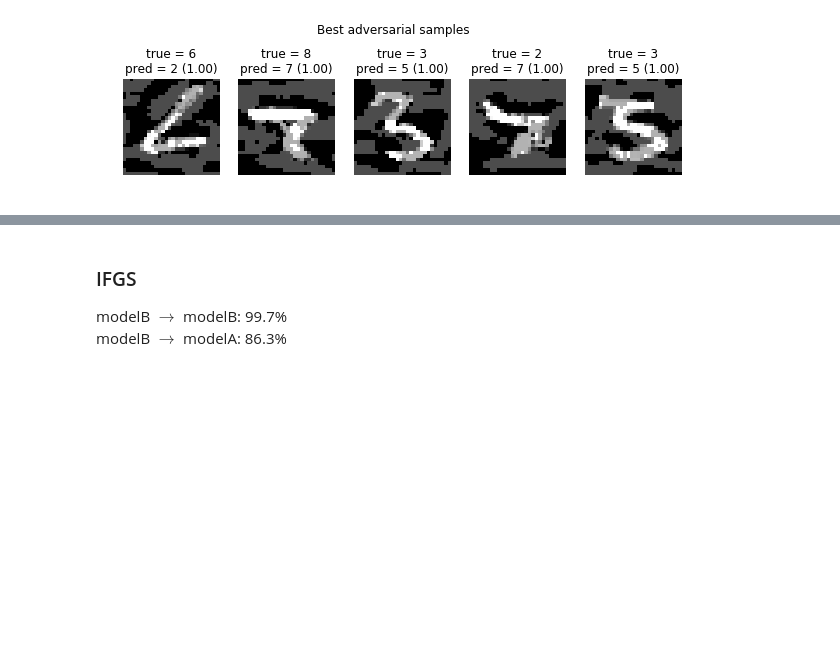
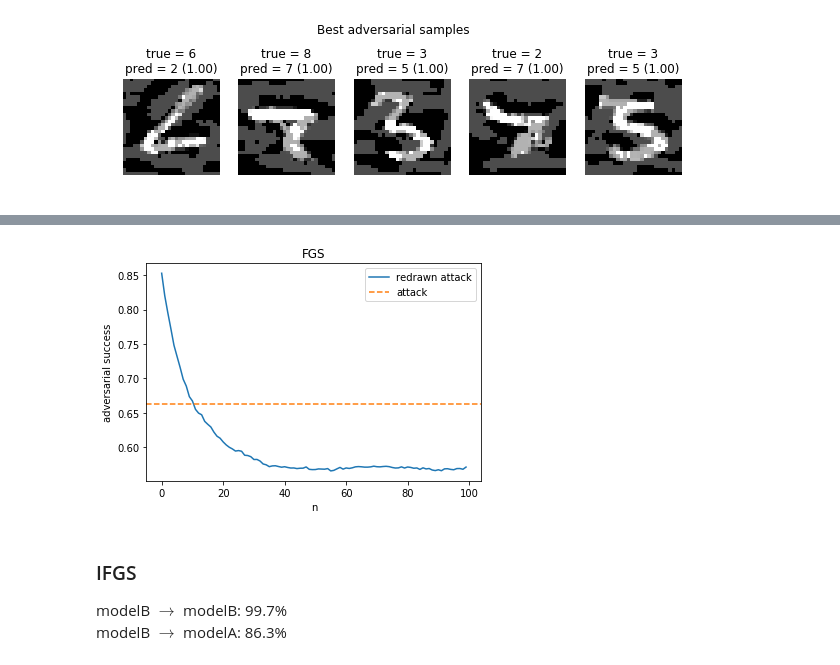
Before and after one commit to trejsu/shaper, a Jupyter notebook: experiments/notebook/adversarial.ipynb, the cells around one changed output, grey strips where cells are left out. Drawn from its saved outputs; the diff is of its cells as text; code cells hidden in the pictures; blank space fills up the shorter version.

```diff
--- a/experiments/notebook/adversarial.ipynb
+++ b/experiments/notebook/adversarial.ipynb
@@ -202,3 +213,9 @@ FileNotFoundError: [Errno 2] No such file or directory: '/Users/mchrusci/uj/shap
+# %%
+accs = [0.8529, 0.8203, 0.7954, 0.7721, 0.7481, 0.7319, 0.7159, 0.6987, 0.6888, 0.6734, 0.6671, 0.6549, 0.6494, 0.647, 0.6374, 0.6331, 0.6292, 0.6217, 0.6158, 0.6129, 0.6075, 0.6031, 0.5997, 0.5973, 0.5942, 0.5949, 0.5939, 0.5881, 0.5877, 0.586, 0.5819, 0.582, 0.5797, 0.5754, 0.5742, 0.5715, 0.5726, 0.5728, 0.5717, 0.5707, 0.5714, 0.5703, 0.5695, 0.5696, 0.5687, 0.5692, 0.5693, 0.5711, 0.5676, 0.5672, 0.5673, 0.5682, 0.568, 0.5678, 0.5687, 0.5653, 0.5661, 0.5683, 0.5704, 0.5679, 0.5696, 0.5689, 0.5698, 0.5712, 0.5716, 0.5713, 0.5708, 0.5708, 0.5712, 0.5722, 0.5714, 0.5712, 0.5717, 0.572, 0.5715, 0.5703, 0.5695, 0.5697, 0.5712, 0.5695, 0.571, 0.5704, 0.5692, 0.5696, 0.5675, 0.5698, 0.5682, 0.5688, 0.5666, 0.5658, 0.567, 0.5656, 0.5683, 0.5685, 0.5675, 0.567, 0.5687, 0.5688, 0.5677, 0.5709]
+# %%
+plot_defense_accs(accs=accs, adv_acc=0.663, method='FGS')
+# %% [output]
+[figure, added]
 # %% [markdown]
 ### IFGS
 modelB $\rightarrow$ modelB: 99.7%
```
Also changed, not shown: parts of 24 cells of this notebook, 1 other file.
